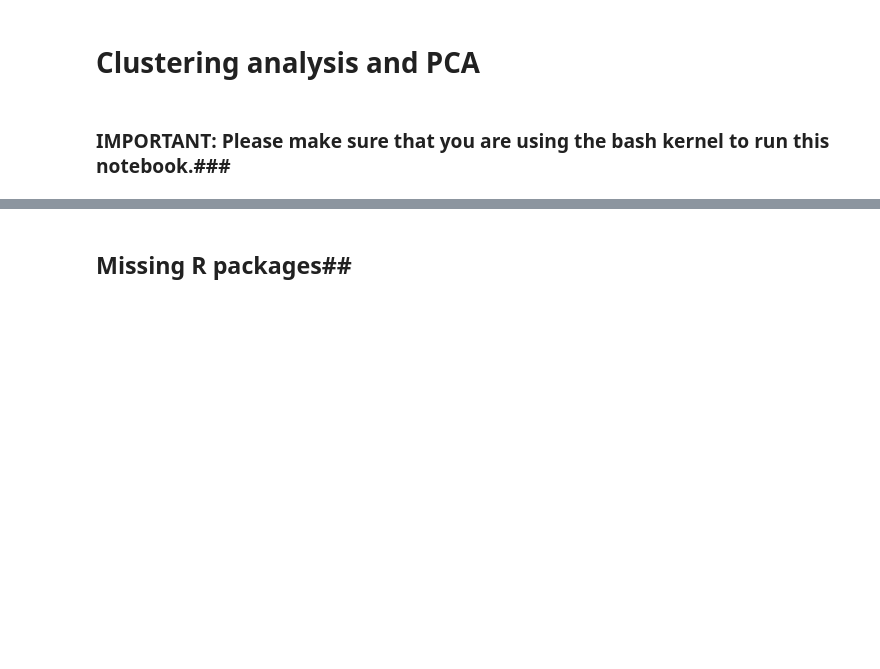
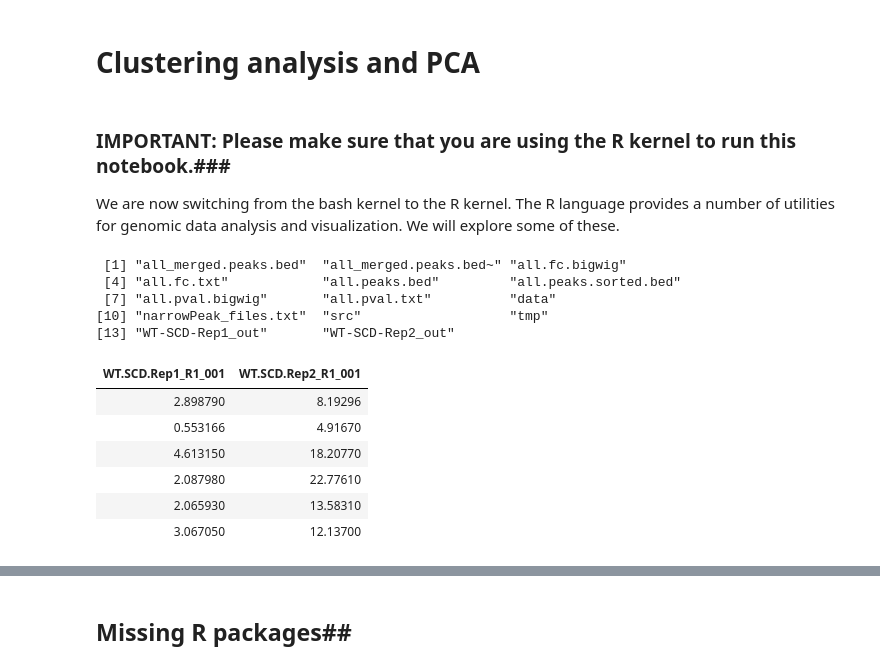
Before and after one commit to kundajelab/training_camp, a Jupyter notebook: workflow_notebooks/3.1 Clustering analysis and PCA.ipynb, the cells around one changed output, grey strips where cells are left out. Cells and saved outputs as stored; diff of their text form; code cells hidden in the pictures; blank space fills up the shorter version.

```diff
--- a/workflow_notebooks/3.1 Clustering analysis and PCA.ipynb
+++ b/workflow_notebooks/3.1 Clustering analysis and PCA.ipynb
@@ -1,4 +1,6 @@
 # %% [markdown]
 # Clustering analysis and PCA #
 # %% [markdown]
-### IMPORTANT: Please make sure that you are using the bash kernel to run this notebook.###
+### IMPORTANT: Please make sure that you are using the R kernel to run this notebook.###
+We are now switching from the bash kernel to the R kernel.
+The R language provides a number of utilities for genomic data analysis and visualization. We will explore some of these.
@@ -33,0 +9,29 @@ export MASTER_DATA="/srv/scratch/training_camp/data/tc2017"
+# %%
+sunetid="ubuntu"
+setwd(paste("/srv/scratch/training_camp/work/",sunetid,sep=""))
+dir()
+# %% [output]
+ [1] "all_merged.peaks.bed"  "all_merged.peaks.bed~" "all.fc.bigwig"
+ [4] "all.fc.txt"            "all.peaks.bed"         "all.peaks.sorted.bed"
+ [7] "all.pval.bigwig"       "all.pval.txt"          "data"
+[10] "narrowPeak_files.txt"  "src"                   "tmp"
+[13] "WT-SCD-Rep1_out"       "WT-SCD-Rep2_out"
+# %%
+#load the pval signal matrix
+
+pval_data=read.table("all.pval.txt",header=TRUE)
+#remove the columns we will not use
+pval_data$Chrom=NULL
+pval_data$Start=NULL
+pval_data$End=NULL
+rownames(pval_data)=pval_data$ID
+pval_data$ID=NULL
+head(pval_data)
+# %% [output]
+| WT.SCD.Rep1_R1_001 | WT.SCD.Rep2_R1_001 |
+| 2.898790 | 8.19296 |
+| 0.553166 | 4.91670 |
+| 4.613150 | 18.20770 |
+| 2.087980 | 22.77610 |
+| 2.065930 | 13.58310 |
+| 3.067050 | 12.13700 |
```
Also changed, not shown: parts of 26 cells of this notebook, 2 other files.
